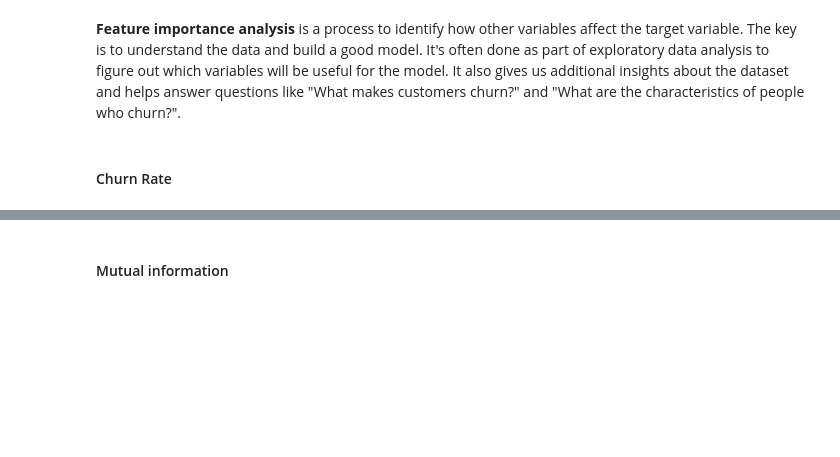
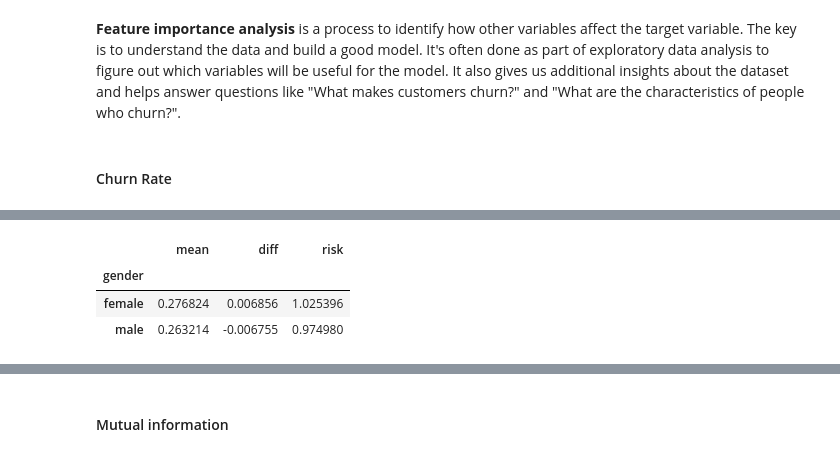
Before and after one commit to scottchu/machine-learning-bookcamp, a Jupyter notebook: chapter-03/notes.ipynb, the cells around one changed output, grey strips where cells are left out. Drawn from its saved outputs; the diff is of its cells as text; code cells hidden in the pictures; blank space fills up the shorter version.

```diff
--- a/chapter-03/notes.ipynb
+++ b/chapter-03/notes.ipynb
@@ -231,0 +282,11 @@ dtype: int64
+# %%
+df_group_gender = df_train_full.groupby(by="gender").churn.agg(["mean"])
+df_group_gender["diff"] = (df_group_gender["mean"] - global_mean)
+df_group_gender["risk"] = (df_group_gender["mean"] / global_mean)
+
+df_group_gender
+# %% [output]
+|  | mean | diff | risk |
+| gender |  |  |  |
+| female | 0.276824 | 0.006856 | 1.025396 |
+| male | 0.263214 | -0.006755 | 0.974980 |
```
Also changed, not shown: parts of 13 cells of this notebook.
